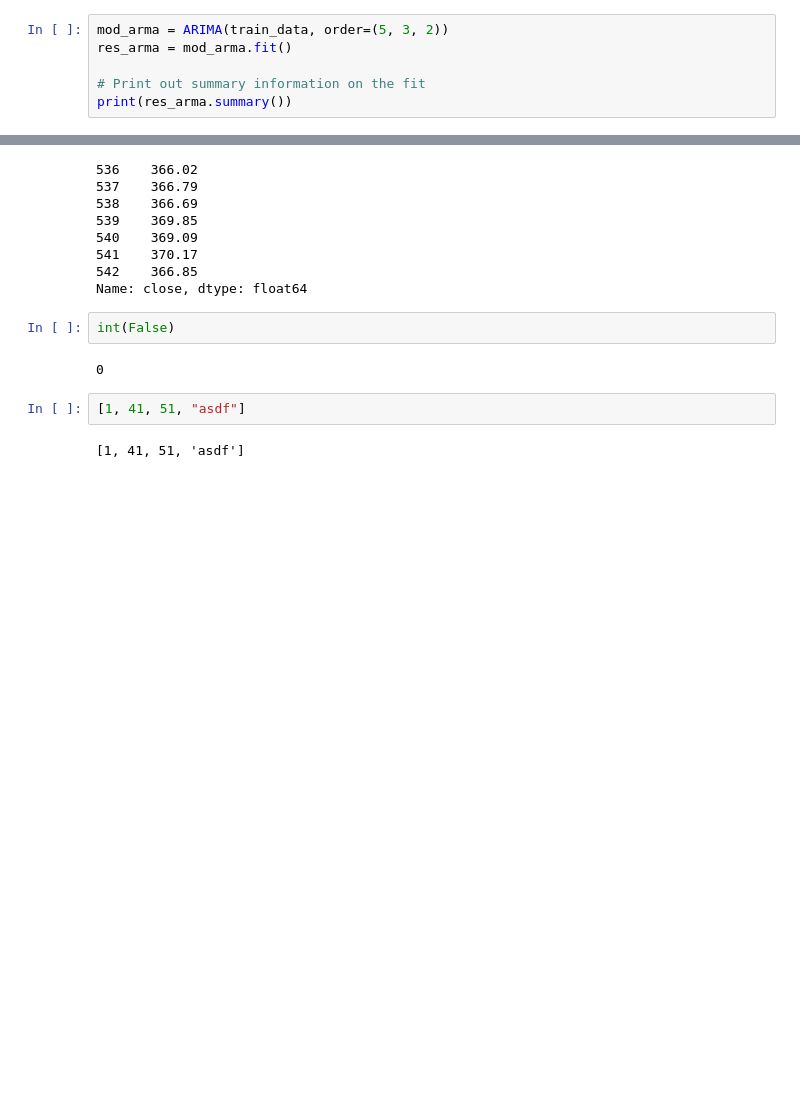
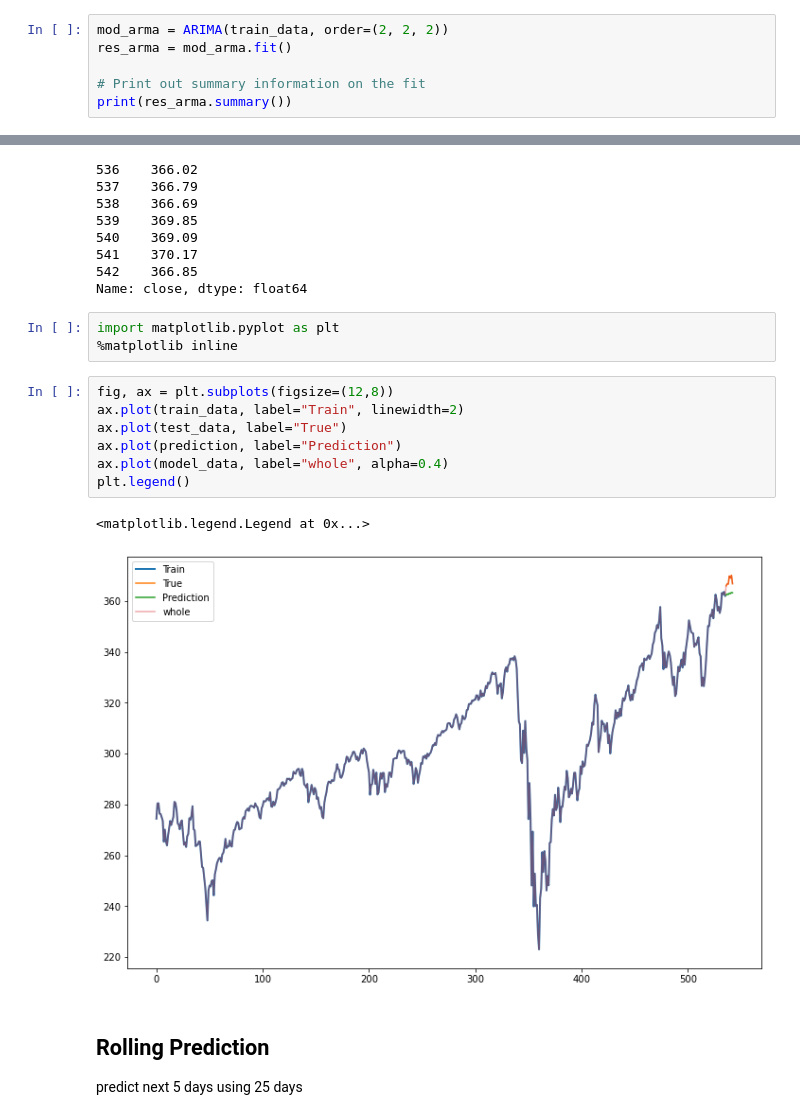
Before and after one commit to yunghanjeong/fitsnbits, a Jupyter notebook: notebooks/arima_prototype.ipynb, the cells around one changed output, grey strips where cells are left out. Saved outputs shown, nothing was run; the diff lists cells and outputs as text; blank space fills up the shorter version.

```diff
--- a/notebooks/arima_prototype.ipynb
+++ b/notebooks/arima_prototype.ipynb
@@ -72,5 +71,5 @@ ARIMA_gridsearch(8, 4, 8, model_data, 7)
 # %%
-mod_arma = ARIMA(train_data, order=(5, 3, 2))
+mod_arma = ARIMA(train_data, order=(2, 2, 2))
 res_arma = mod_arma.fit()
 
 # Print out summary information on the fit
@@ -126,11 +132,20 @@ test_data
 541    370.17
 542    366.85
 Name: close, dtype: float64
-# %%
-int(False)
-# %% [output]
-0
-# %%
-[1, 41, 51, "asdf"]
-# %% [output]
-[1, 41, 51, 'asdf']
+# %%
+import matplotlib.pyplot as plt
+%matplotlib inline
+# %%
+fig, ax = plt.subplots(figsize=(12,8))
+ax.plot(train_data, label="Train", linewidth=2)
+ax.plot(test_data, label="True")
+ax.plot(prediction, label="Prediction")
+ax.plot(model_data, label="whole", alpha=0.4)
+plt.legend()
+# %% [output]
+<matplotlib.legend.Legend at 0x...>
+[figure, added]
+# %% [markdown]
+## Rolling Prediction
+
+predict next 5 days using 25 days
```
Also changed, not shown: parts of 13 cells of this notebook.
